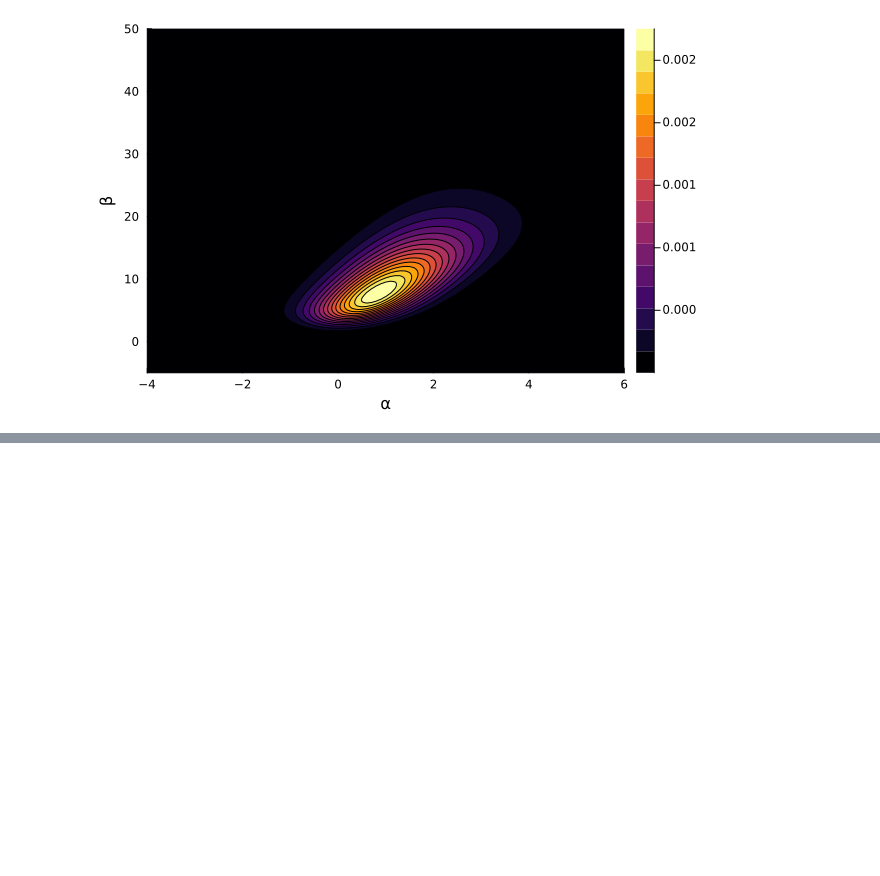
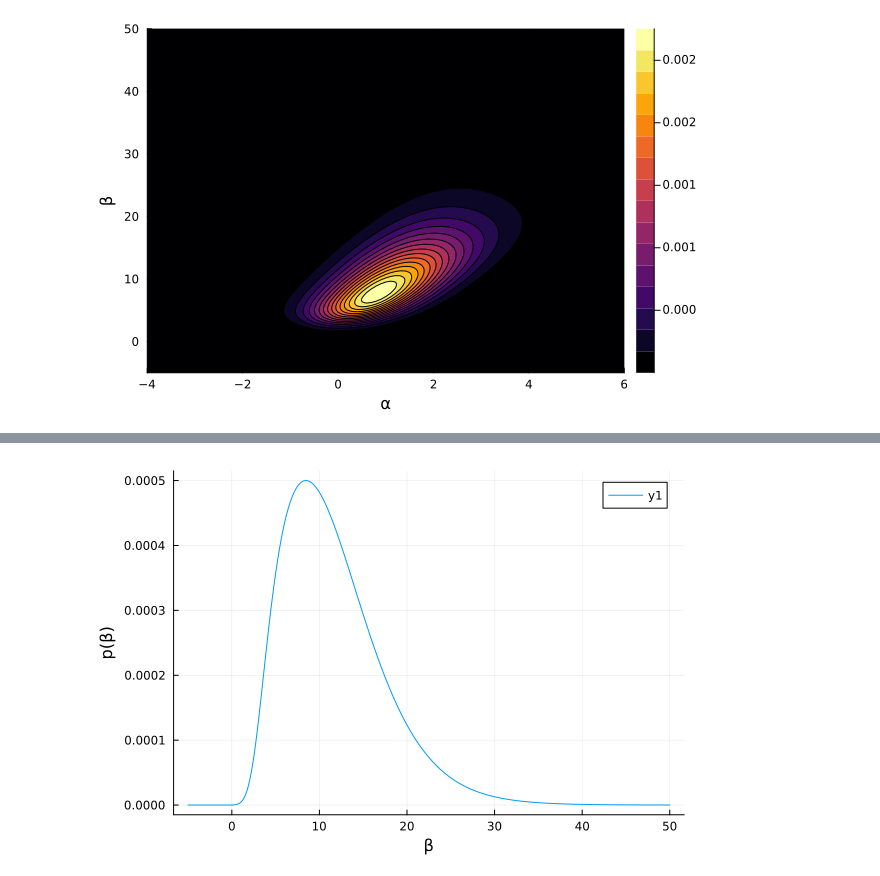
Before and after one commit to alex-hastava/BME-502-2025, a Jupyter notebook: LD50_class.ipynb, the cells around one changed output, grey strips where cells are left out. Saved outputs shown, nothing was run; the diff lists cells and outputs as text; code cells hidden in the pictures; blank space fills up the shorter version.

```diff
--- a/LD50_class.ipynb
+++ b/LD50_class.ipynb
@@ -95,0 +116,3 @@ contourf(-4:0.1:6,-5:0.1:50, poster, xlabel="α",ylabel="β")
+# %%
+α_range = -4:0.1:6.0
+β_range = -5.0:0.1:50
@@ -95,0 +121,3 @@ contourf(-4:0.1:6,-5:0.1:50, poster, xlabel="α",ylabel="β")
+# %%
+α_grid = α_range' .* ones(length(β_range))
+β_grid = ones(length(α_range))' .* β_range
@@ -95,0 +142,2 @@ contourf(-4:0.1:6,-5:0.1:50, poster, xlabel="α",ylabel="β")
+# %%
+p_grid = poster.(α_grid,β_grid)
@@ -95,0 +162,3 @@ contourf(-4:0.1:6,-5:0.1:50, poster, xlabel="α",ylabel="β")
+# %%
+β_marg = vec(mean(p_grid,dims=2))
+α_marg = vec(mean(p_grid,dims=1))
@@ -95,0 +183,4 @@ contourf(-4:0.1:6,-5:0.1:50, poster, xlabel="α",ylabel="β")
+# %%
+plot(β_range,β_marg,xlabel="β",ylabel="p(β)")
+# %% [output]
+[figure, added]
```
Also changed, not shown: parts of 20 cells of this notebook, 1 other file.
